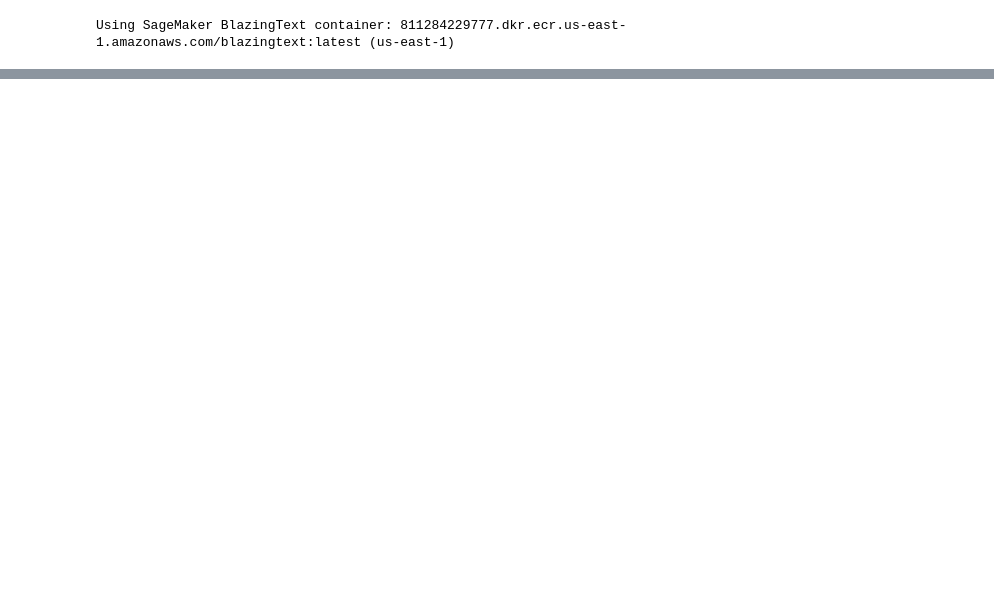
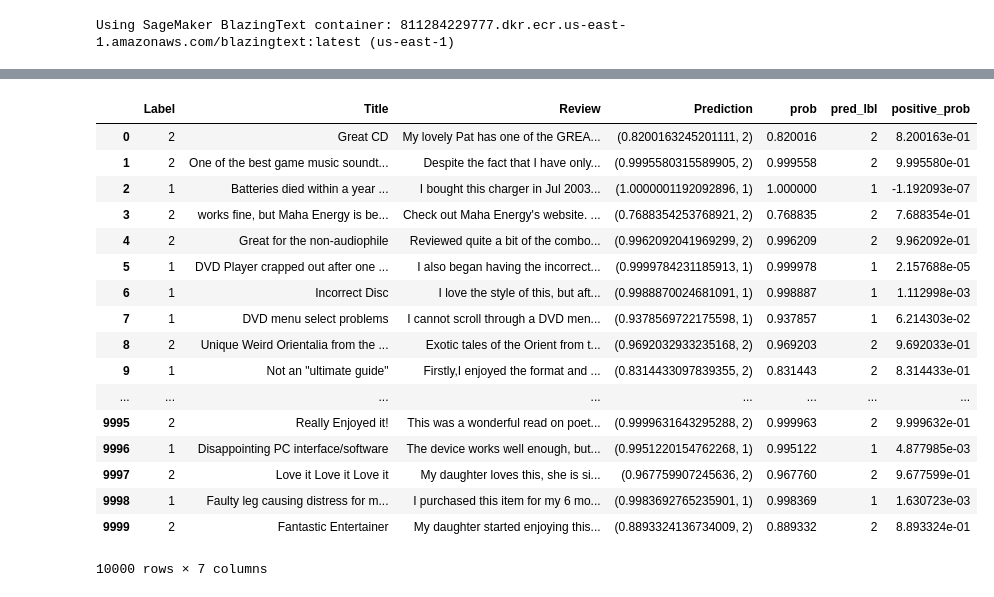
Before and after one commit to Sateeshnallamothu/aws-nlp-blazingtext, a Jupyter notebook: nlp-supervised.ipynb, the cells around one changed output, grey strips where cells are left out. Cells and saved outputs as stored; diff of their text form; code cells hidden in the pictures; blank space fills up the shorter version.

```diff
--- a/nlp-supervised.ipynb
+++ b/nlp-supervised.ipynb
@@ -224,0 +310,27 @@ print(json.dumps(predictions, indent=2))
+# %%
+pd.set_option('display.max_rows', 100)
+pd.set_option('display.max_columns', 300)
+pd.set_option('display.max_colwidth', -1)
+pd.set_option('display.width', 900)
+# %%
+#list(zip(test_data.Label,test_data.pred_lbl))
+test_data
+# %% [output]
+|  | Label | Title | Review | Prediction | prob | pred_lbl | positive_prob |
+| 0 | 2 | Great CD | My lovely Pat has one of the GREA... | (0.8200163245201111, 2) | 0.820016 | 2 | 8.200163e-01 |
+| 1 | 2 | One of the best game music soundt... | Despite the fact that I have only... | (0.9995580315589905, 2) | 0.999558 | 2 | 9.995580e-01 |
+| 2 | 1 | Batteries died within a year ... | I bought this charger in Jul 2003... | (1.0000001192092896, 1) | 1.000000 | 1 | -1.192093e-07 |
+| 3 | 2 | works fine, but Maha Energy is be... | Check out Maha Energy's website. ... | (0.7688354253768921, 2) | 0.768835 | 2 | 7.688354e-01 |
+| 4 | 2 | Great for the non-audiophile | Reviewed quite a bit of the combo... | (0.9962092041969299, 2) | 0.996209 | 2 | 9.962092e-01 |
+| 5 | 1 | DVD Player crapped out after one ... | I also began having the incorrect... | (0.9999784231185913, 1) | 0.999978 | 1 | 2.157688e-05 |
+| 6 | 1 | Incorrect Disc | I love the style of this, but aft... | (0.9988870024681091, 1) | 0.998887 | 1 | 1.112998e-03 |
+| 7 | 1 | DVD menu select problems | I cannot scroll through a DVD men... | (0.9378569722175598, 1) | 0.937857 | 1 | 6.214303e-02 |
+| 8 | 2 | Unique Weird Orientalia from the ... | Exotic tales of the Orient from t... | (0.9692032933235168, 2) | 0.969203 | 2 | 9.692033e-01 |
+| 9 | 1 | Not an "ultimate guide" | Firstly,I enjoyed the format and ... | (0.8314433097839355, 2) | 0.831443 | 2 | 8.314433e-01 |
+| ... | ... | ... | ... | ... | ... | ... | ... |
+| 9995 | 2 | Really Enjoyed it! | This was a wonderful read on poet... | (0.9999631643295288, 2) | 0.999963 | 2 | 9.999632e-01 |
+| 9996 | 1 | Disappointing PC interface/software | The device works well enough, but... | (0.9951220154762268, 1) | 0.995122 | 1 | 4.877985e-03 |
+| 9997 | 2 | Love it Love it Love it | My daughter loves this, she is si... | (0.967759907245636, 2) | 0.967760 | 2 | 9.677599e-01 |
+| 9998 | 1 | Faulty leg causing distress for m... | I purchased this item for my 6 mo... | (0.9983692765235901, 1) | 0.998369 | 1 | 1.630723e-03 |
+| 9999 | 2 | Fantastic Entertainer | My daughter started enjoying this... | (0.8893324136734009, 2) | 0.889332 | 2 | 8.893324e-01 |
+10000 rows × 7 columns
```
Also changed, not shown: parts of 27 cells of this notebook, 1 other file.
